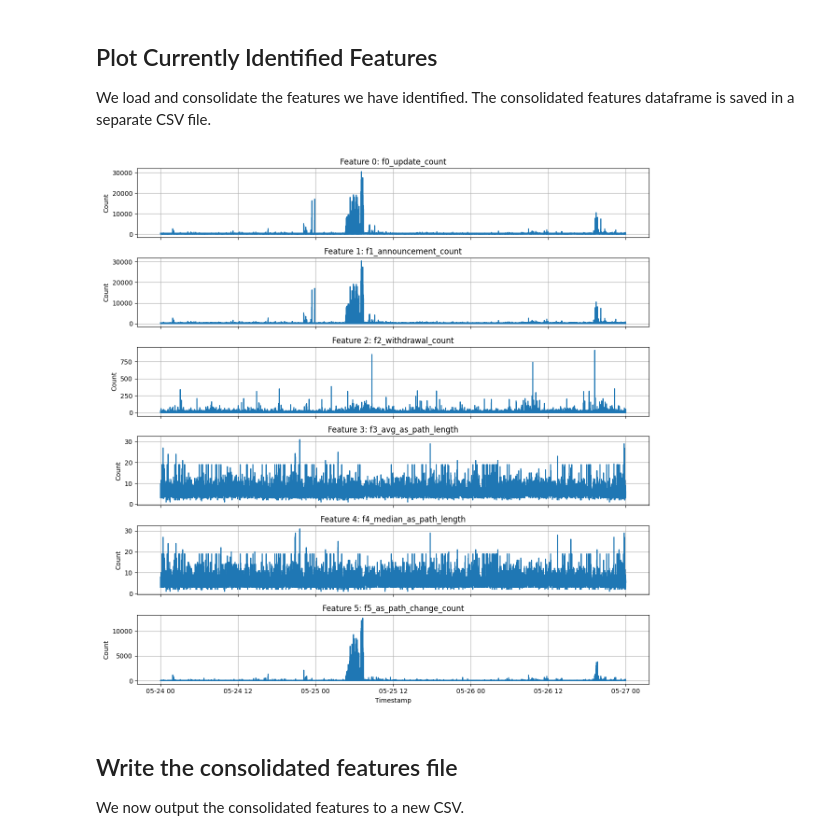
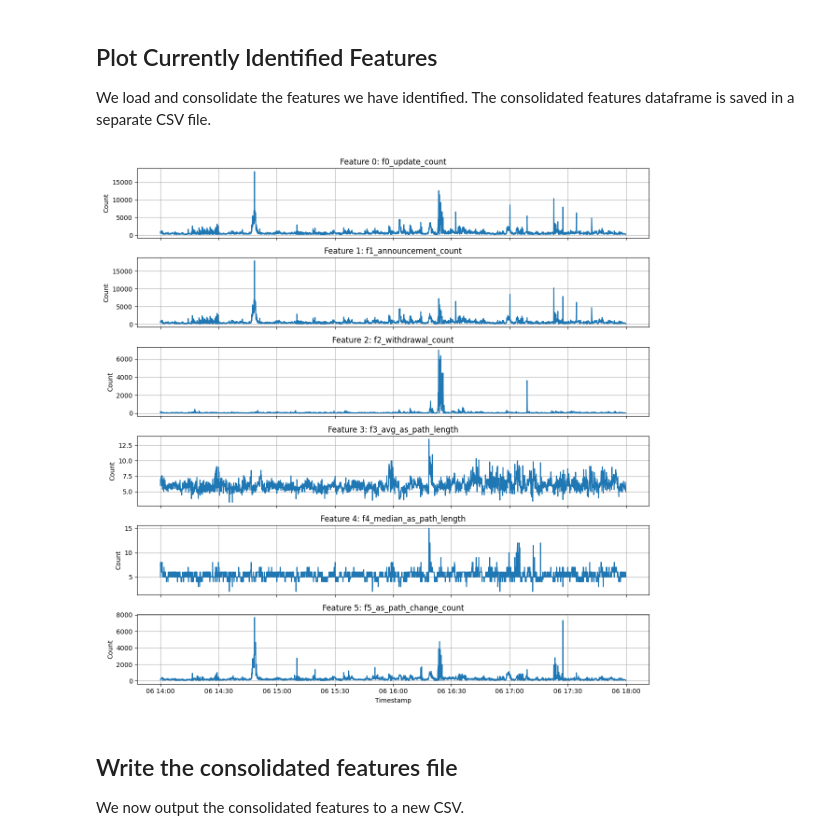
Before and after one commit to carlos-cagnazzo/ml-for-networks-workshop-mvd-2024, a Jupyter notebook: notebooks/2017-level3-route-leak/exploratory1.ipynb, the cells around one changed output. Saved outputs shown, nothing was run; the diff lists cells and outputs as text; code cells hidden in the pictures.

```diff
--- a/notebooks/2017-level3-route-leak/exploratory1.ipynb
+++ b/notebooks/2017-level3-route-leak/exploratory1.ipynb
@@ -39,16 +50,17 @@ We load and consolidate the features we have identified. The consolidated featur
 import pandas as pd
 import matplotlib.pyplot as plt
 
-INCIDENT="2005-moscow-blackout"
+INCIDENT="2017-level3-leak"
 WINDOW = "w06s"
-COLLECTOR="rrc05"
+# COLLECTOR="rrc11" ## Equinix NY
+COLLECTOR="rrc00" ## Amsterdam AMSIX Multihop
 # File paths for the feature files
-feature_0_file = f"../features/{INCIDENT}/{WINDOW}/feature_0_{COLLECTOR}.csv"
-feature_1_file = f"../features/{INCIDENT}/{WINDOW}/feature_1_{COLLECTOR}.csv"
-feature_2_file = f"../features/{INCIDENT}/{WINDOW}/feature_2_{COLLECTOR}.csv"
-feature_3_file = f"../features/{INCIDENT}/{WINDOW}/feature_3_{COLLECTOR}.csv"
-feature_4_file = f"../features/{INCIDENT}/{WINDOW}/feature_4_{COLLECTOR}.csv"
-feature_5_file = f"../features/{INCIDENT}/{WINDOW}/feature_5_{COLLECTOR}.csv"
+feature_0_file = f"../../features/{INCIDENT}/{WINDOW}/feature_0_{COLLECTOR}.csv"
+feature_1_file = f"../../features/{INCIDENT}/{WINDOW}/feature_1_{COLLECTOR}.csv"
+feature_2_file = f"../../features/{INCIDENT}/{WINDOW}/feature_2_{COLLECTOR}.csv"
+feature_3_file = f"../../features/{INCIDENT}/{WINDOW}/feature_3_{COLLECTOR}.csv"
+feature_4_file = f"../../features/{INCIDENT}/{WINDOW}/feature_4_{COLLECTOR}.csv"
+feature_5_file = f"../../features/{INCIDENT}/{WINDOW}/feature_5_{COLLECTOR}.csv"
 
 # Function to dynamically rename columns based on the feature name in the file
 def load_and_rename(file_path, prefix):
@@ -78,34 +90,34 @@ merged_df = pd.merge(merged_df, df_f4, on="timestamp", how="outer")
 merged_df = pd.merge(merged_df, df_f5, on="timestamp", how="outer")
 
 # Fill missing values with 0
 merged_df.fillna(0, inplace=True)
 
 # Convert timestamp to datetime for better plotting
 merged_df['timestamp'] = pd.to_datetime(merged_df['timestamp'])
 
 # Preview the merged dataframe
 merged_df.head()
 
 # Plotting
 fig, axs = plt.subplots(6, 1, figsize=(12, 12), sharex=True)
 
 # Plot each feature dynamically
 for i, (col, ax) in enumerate(zip(merged_df.columns[1:], axs)):  # Skip 'timestamp'
     ax.plot(merged_df['timestamp'], merged_df[col])
     ax.set_title(f"Feature {i}: {col}")
     ax.set_ylabel("Count")
     ax.grid(True)
 
 # Add xlabel to the last subplot
 axs[-1].set_xlabel("Timestamp")
 
 # Adjust layout for better spacing
 plt.tight_layout()
 
 # Show the plots
 plt.show()
 # %% [output]
-[figure, old version]
+[figure, new version]
 # %% [markdown]
 ## Write the consolidated features file
 
```
Also changed, not shown: parts of 4 cells of this notebook, 22 other files.
